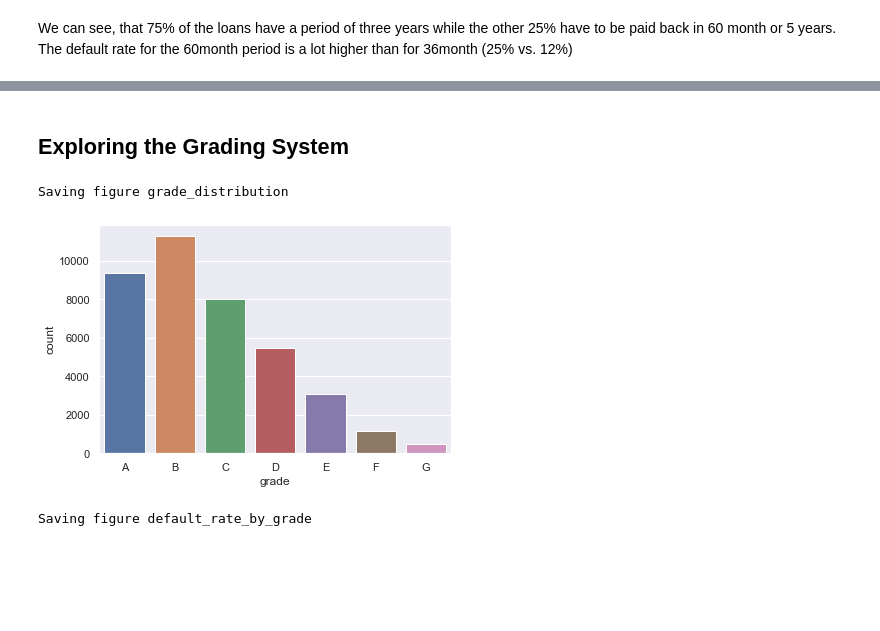
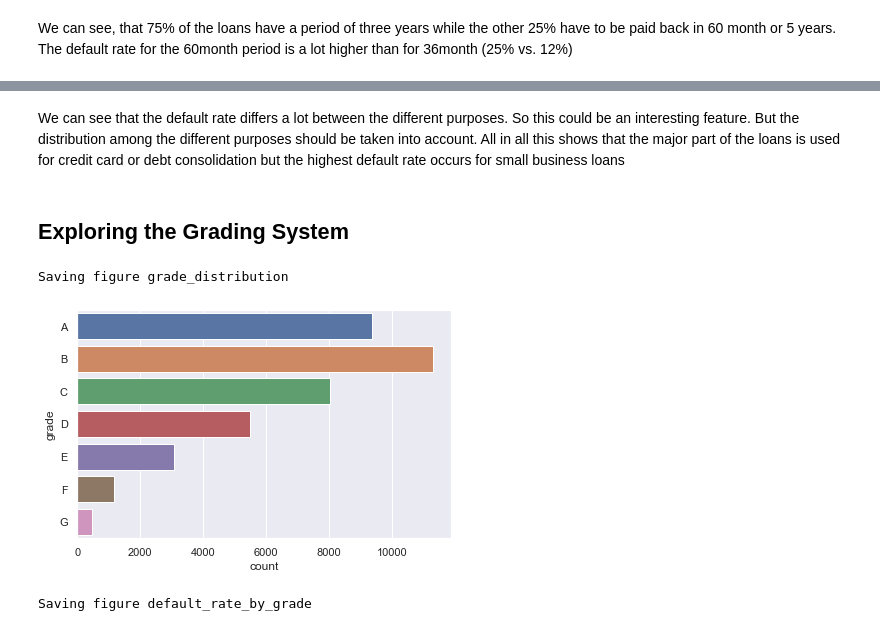
Before and after one commit to torben90/NF_Prj_LendingClub, a Jupyter notebook: LendingClub_Main.ipynb, the cells around one changed output, grey strips where cells are left out. Saved outputs shown, nothing was run; the diff lists cells and outputs as text; code cells hidden in the pictures; blank space fills up the shorter version.

```diff
--- a/LendingClub_Main.ipynb
+++ b/LendingClub_Main.ipynb
@@ -151,7 +684,7 @@ def time_converter(elem):
 ## Initial Data import
 # %%
 # import the cleaned data
-df_eda = pd.read_pickle(DATA_FOLDER + 'clean_pass_01p2_Ptarget.pkl')
+df_eda = pd.read_pickle(DATA_FOLDER + 'clean_pass_01p2_Ptarget_FPemp_ident.pkl')
 pd.options.display.max_columns = None
 # %% [markdown]
 ## Overview
@@ -295,11 +900,15 @@ The default rate for the 60month period is a lot higher than for 36month (25% vs
+# %% [markdown]
+We can see that the default rate differs a lot between the different purposes.
+So this could be an interesting feature. But the distribution among the different purposes should be taken into account.
+All in all this shows that the major part of the loans is used for credit card or debt consolidation but the highest default rate occurs for small business loans
 # %% [markdown]
 ## Exploring the Grading System
 # %%
-sns.countplot(x='grade',data=df_eda.sort_values('grade'))
+sns.countplot(y='grade',data=df_eda.sort_values('grade'))
 save_fig('eda','grade_distribution')
 # %% [output]
 Saving figure grade_distribution
-[figure, old version]
+[figure, new version]
 # %%
 target = pd.crosstab(df_eda.grade, df_eda.target)
 target = target.div(target.sum(1).astype(float),axis=0)
```
Also changed, not shown: parts of 98 cells of this notebook.
